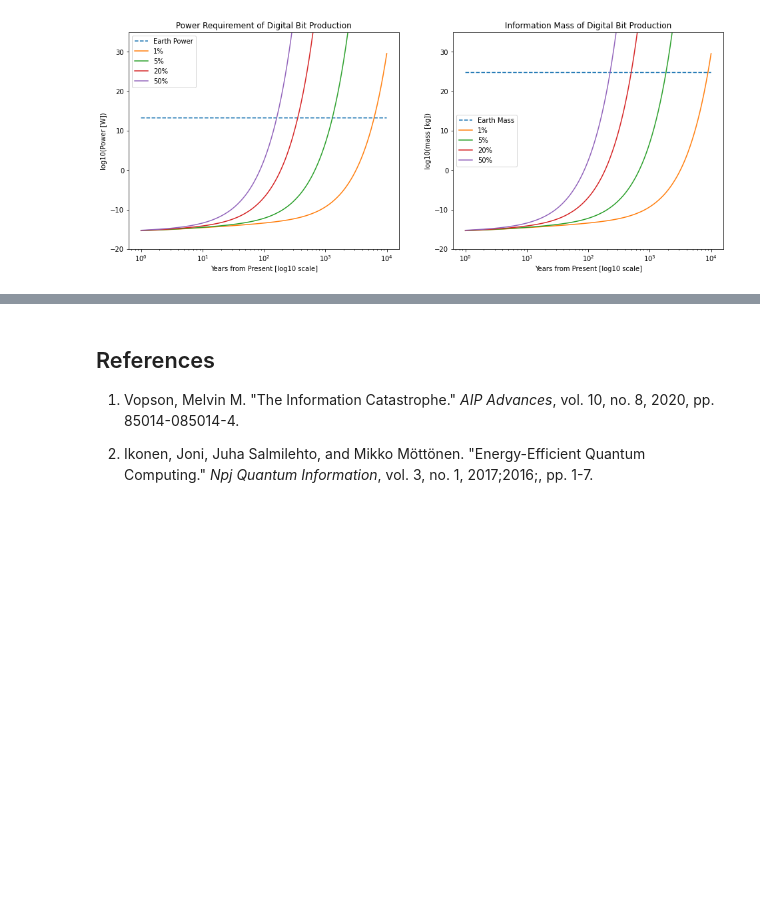
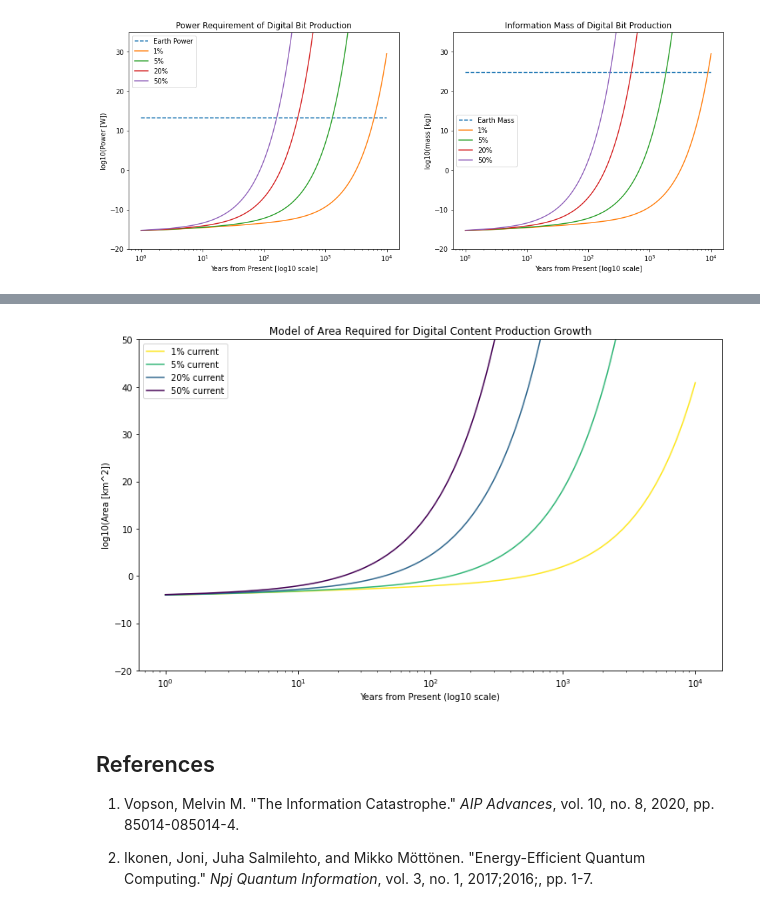
Before and after one commit to dankovacek/info_catastrophe, a Jupyter notebook: content/_build/jupyter_execute/notebooks/info_catastrophe_nb.ipynb, the cells around one changed output, grey strips where cells are left out. Drawn from its saved outputs; the diff is of its cells as text; code cells hidden in the pictures; blank space fills up the shorter version.

```diff
--- a/content/_build/jupyter_execute/notebooks/info_catastrophe_nb.ipynb
+++ b/content/_build/jupyter_execute/notebooks/info_catastrophe_nb.ipynb
@@ -163,3 +180,63 @@ plt.show()
+# %%
+def area_estimation(n, f=0.01, N_b=7.3E21, unit_area=25E-9, height_approx=10):
+    """
+    Approximate space required to store bits of information accumulated on the planet after n years of f% growth.
+
+    n   = number of years elapsed
+    f   = rate of growth of digital bit production (%, 0 --> 1)
+    N_b = estimated current annual rate of digital bit production (7.3 x 10^21)
+    unit_area = approximate memory (linear) density (m/bit)
+    height_approx = how high is the memory structure, assuming linear density equals unit_area
+
+    Returns: area taken up by all bits, in km^2
+    """
+    try:
+        bits = (N_b/f) * ((f + 1)**(n + 1) - 1)
+        # approximate the area of a 100m tall memory device
+        return np.log10(bits * unit_area * unit_area / (height_approx / 1000))
+    except OverflowError as e:
+        return np.nan
+# %%
+A_ocean = 0.7 * 362E6  # [km^2] 70% of the ocean floor is the abyssal plains, ocean is 70% of surface of earth (362 million km^2),
+A_CA = 10E6  # area of Canada, km^2
+A_nd = 41.5E3 # area of the Netherlands, km^2
+
+# memory density inputs
+A_bit = 25E-9 / 1E6    # 25  nm^2 to km^2 size of 1 bit at current storage density
+A_atom = 1E-10 / 1E6   # 0.1 nm^2 to km^2 (some atoms not spherical)
+
+# plot area growth
+fig, ax = plt.subplots(1, 1, figsize=(12, 7))
+# evaluate a range of digital content growth rates
+i = 0
+for f in growth_rates:
+
+    # assume a 100m high memory structure monolith
+    h_memory = 100
+    current_area = [area_estimation(y, f, unit_area=A_bit, height_approx=h_memory) for y in years]
+    limit_area = [area_estimation(y, f, unit_area=A_atom, height_approx=h_memory) for y in years]
+
+    ax.plot(years, current_area, label=f'{100*f:.0f}% current',
+            color=cmap[i], linestyle='solid')
+#     ax.plot(years, limit_area, label=f'{100*f:.0f}% limit',
+#             color=cmap[i], linestyle='dashed')
+    i += 1
+
+# plot the area of the abyssal plains of the ocean floor
+# ax.plot(years, [np.log10(A_nd) for y in years], label='Nederland', linestyle='dotted')
+# ax.plot(years, [np.log10(A_CA) for y in years], label='Canada', linestyle='dotted')
+# ax.plot(years, [np.log10(A_ocean) for y in years], label='Ocean floor', linestyle='dotted')
+
+
+ax.set_title('Model of Area Required for Digital Content Production Growth')
+ax.set_xscale('log',base=10)
+ax.set_ylabel('log10(Area [km^2])')
+ax.set_xlabel('Years from Present (log10 scale)')
+ax.set_ylim(-20, 50)
+ax.legend()
+plt.show()
+# %% [output]
+[figure, added]
 # %% [markdown]
 ## References
 
```
Also changed, not shown: parts of 5 cells of this notebook, 8 other files.
